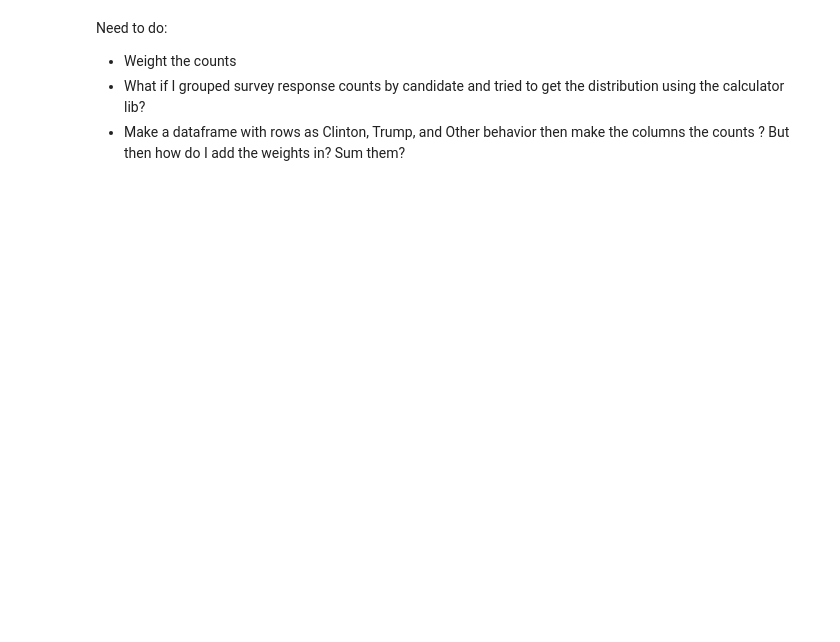
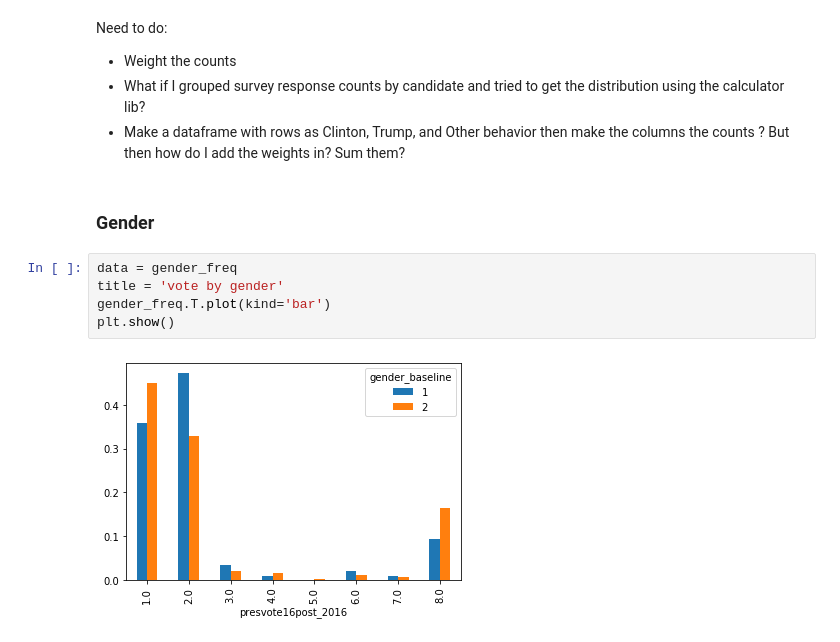
Before and after one commit to ali0003433/predict-by-issue-prioritization, a Jupyter notebook: notebooks/2-al-exploration.ipynb, the cells around one changed output. Drawn from its saved outputs; the diff is of its cells as text; blank space fills up the shorter version.

```diff
--- a/notebooks/2-al-exploration.ipynb
+++ b/notebooks/2-al-exploration.ipynb
@@ -489,3 +569,12 @@ Need to do:
 * Weight the counts
 * What if I grouped survey response counts by candidate and tried to get the distribution using the calculator lib?
 * Make a dataframe with rows as Clinton, Trump, and Other behavior then make the columns the counts ? But then how do I add the weights in? Sum them?
+# %% [markdown]
+### Gender
+# %%
+data = gender_freq
+title = 'vote by gender'
+gender_freq.T.plot(kind='bar')
+plt.show()
+# %% [output]
+[figure, added]
```
Also changed, not shown: parts of 19 cells of this notebook, 3 other files.
